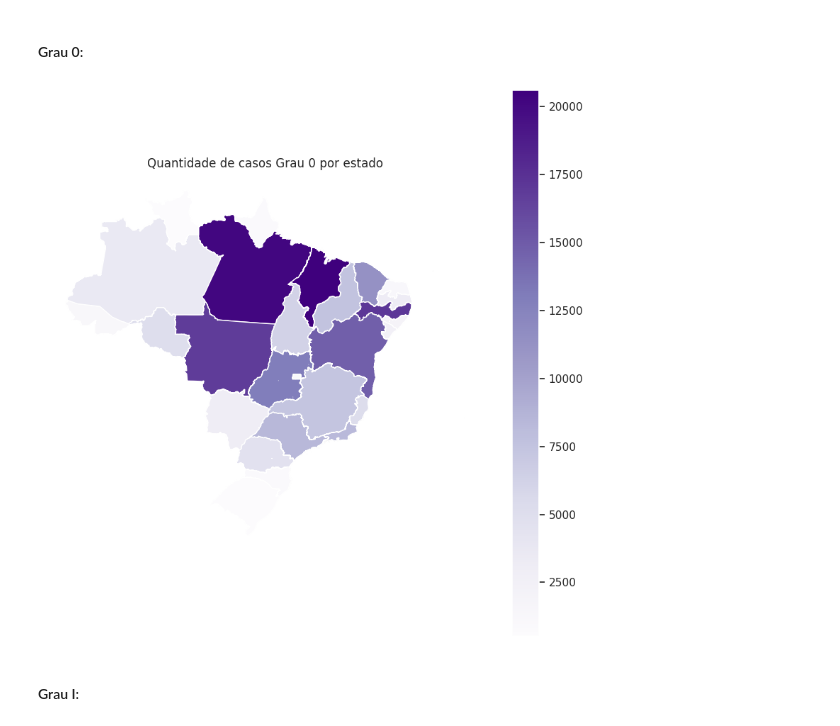
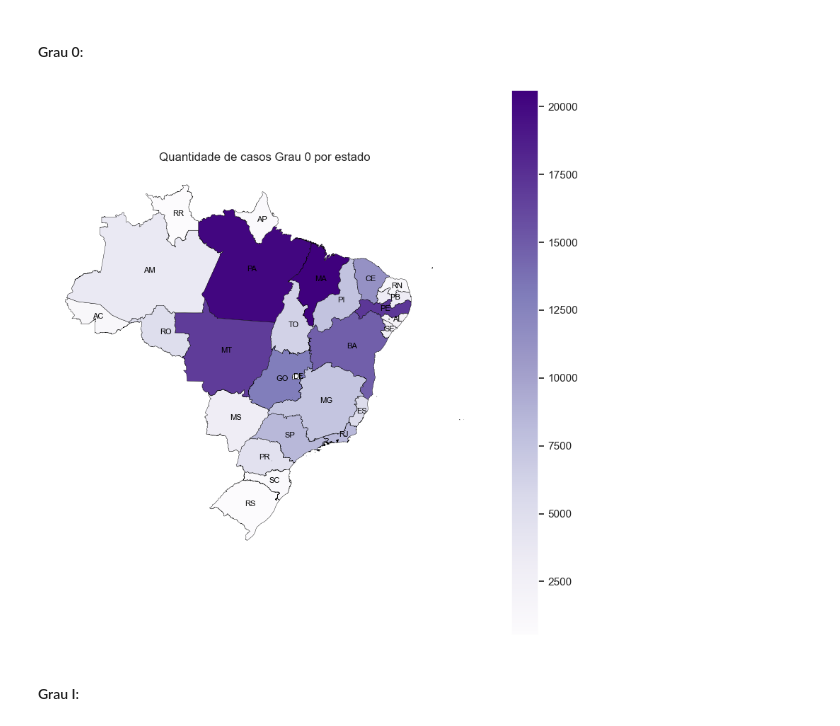
Before and after one commit to datasci4health/projects2023, a Jupyter notebook: hans_project/notebooks/EDA_Hans.ipynb, the cells around one changed output. Drawn from its saved outputs; the diff is of its cells as text; code cells hidden in the pictures.

Commit message:
melhora graficos

```diff
--- a/hans_project/notebooks/EDA_Hans.ipynb
+++ b/hans_project/notebooks/EDA_Hans.ipynb
@@ -62,7 +64,12 @@ map_occurrences = map.merge(df_hans_states, left_on='SIGLA_UF', right_on='UF')
 
 # Plot do mapa do Brasil com os dados
 fig, ax = plt.subplots(figsize=(10, 10))
-map_occurrences.plot(column='Contagem', cmap='Purples', ax=ax, legend=True)
+map_occurrences.plot(column='Contagem', cmap='Purples', edgecolor='black', linewidth = 0.3, ax=ax, legend=True)
+
+# Adiciona as siglas das UFs
+for x, y, label in zip(map_occurrences.geometry.centroid.x, map_occurrences.geometry.centroid.y, map_occurrences['SIGLA_UF']):
+    ax.annotate(label, xy=(x, y), xytext=(2, -2), textcoords="offset points", ha='center', fontsize=8, color='black')
+
 ax.set_title('Quantidade de casos por estado')
 ax.set_axis_off()
 plt.show()
@@ -94,7 +101,12 @@ for i in range(len(years_analysis)):
 
     # Plot do mapa do Brasil com os dados
     fig, ax = plt.subplots(figsize=(10, 10))
-    map_occurrences.plot(column='Contagem', cmap='Purples', ax=ax, legend=True)
+    map_occurrences.plot(column='Contagem', cmap='Purples', edgecolor='black', linewidth = 0.3, ax=ax, legend=True)
+
+    # Adiciona as siglas das UFs
+    for x, y, label in zip(map_occurrences.geometry.centroid.x, map_occurrences.geometry.centroid.y, map_occurrences['SIGLA_UF']):
+        ax.annotate(label, xy=(x, y), xytext=(2, -2), textcoords="offset points", ha='center', fontsize=8, color='black')
+
     ax.set_title('Quantidade de casos por estado em {}'.format(year))
     ax.set_axis_off()
 
@@ -111,7 +123,7 @@ for i in range(len(years_analysis)):
     imagens.append(imagem)
 
 # criar o gif a partir das imagens
-imageio.mimsave('../assets/graficos/graficos.gif', imagens, duration=500)
+imageio.mimsave('../assets/graficos/graficos.gif', imagens, fps=2)
 # %%
 # Exibe o GIF dos casos em cada estado por ano
 Image(filename='../assets/graficos/graficos.gif')
@@ -134,17 +146,22 @@ df_hans_severity.head()
 # %%
 df_hans_severity_0 = df_hans_severity.loc[df_hans_severity['AVALIA_N'] == 0].drop('AVALIA_N', axis=1)
 
 # Combina o DataFrame com o GeoDataFrame do mapa
 map_occurrences_0 = map.merge(df_hans_severity_0, left_on='SIGLA_UF', right_on='UFATUAL')
 
 # Plot do mapa do Brasil com os dados
 fig, ax = plt.subplots(figsize=(10, 10))
-map_occurrences_0.plot(column='Contagem', cmap='Purples', ax=ax, legend=True)
+map_occurrences_0.plot(column='Contagem', cmap='Purples', edgecolor='black', linewidth = 0.3, ax=ax, legend=True)
+
+# Adiciona as siglas das UFs
+for x, y, label in zip(map_occurrences.geometry.centroid.x, map_occurrences.geometry.centroid.y, map_occurrences['SIGLA_UF']):
+    ax.annotate(label, xy=(x, y), xytext=(2, -2), textcoords="offset points", ha='center', fontsize=8, color='black')
+
 ax.set_title('Quantidade de casos Grau 0 por estado')
 ax.set_axis_off()
 plt.show()
 # %% [output]
-[figure, old version]
+[figure, new version]
 # %% [markdown]
 #### Grau I:
 # %%
```
Also changed, not shown: parts of 9 cells of this notebook, 24 other files.
